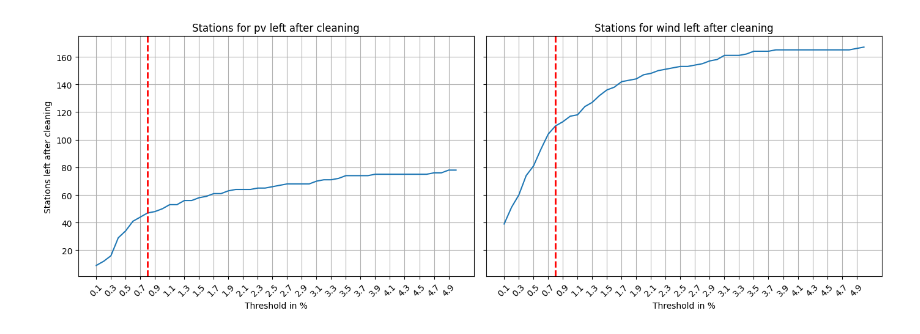
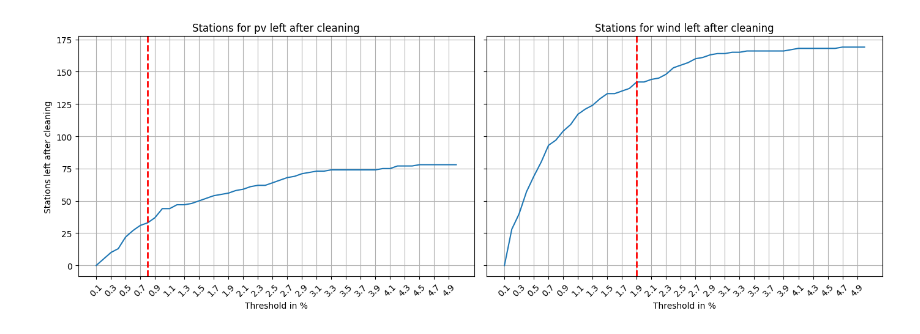
Before and after one commit to vikwal/synthetic_re_data_generation, a Jupyter notebook: evaluation/analyze_nan_rows.ipynb, the cells around one changed output. Cells and saved outputs as stored; diff of their text form; code cells hidden in the pictures.

```diff
--- a/evaluation/analyze_nan_rows.ipynb
+++ b/evaluation/analyze_nan_rows.ipynb
@@ -21,17 +21,18 @@ from utils import tools, clean_data, raw_to_db
 if os.getcwd().split(os.sep)[-1] == 'evaluation':
     os.chdir('..')
 # %%
-config = tools.load_config('configs/config_pv.yaml')
+config = tools.load_config('configs/config.yaml')
 db_config = config['write']['db_conf']
 features = config['features']
 threshold = config['write']['threshold']
 directory = config['data']['dir']
-solar_dir = os.path.join(config['data']['raw_dir'], 'solar')
-wind_dir = os.path.join(config['data']['raw_dir'], 'wind')
+solar_dir = os.path.join(config['data']['synth_dir'], 'solar')
+wind_dir = os.path.join(config['data']['synth_dir'], 'raw', 'wind')
 passw = getpass.getpass("Enter postgres users password: ")
 config['write']['db_conf']['passw'] = passw
 features = config['features']
-vars = config['scraping']['vars']
+wind_vars = config['scraping']['wind_vars']
+pv_vars = config['scraping']['pv_vars']
 from_date = config['data']['from_date']
 hist_date = config['data']['hist_date']
 column_names = [
@@ -70,39 +94,40 @@ logging.info('Getting distinct station ids')
 station_ids = clean_data.get_station_ids(db_config=db_config)
 logging.info('Getting station dataframes')
 frames = clean_data.iterate_stations(db_config=db_config,
-                                     station_ids=station_ids)
+                                     station_ids=station_ids,
+                                     from_date=from_date)
 # %%
 left_list_pv = analyze_nan_rows(frames, pv_features)
 left_list_wind = analyze_nan_rows(frames, wind_features)
 # %%
 # Plot
 ticks = np.arange(0.1, 5.1, 0.1)
 x_vals = ticks
 x_ticks_shown = x_vals[::2]
 x_labels_shown = [f"{x:.1f}" for x in ticks[::2]]
 fig, axes = plt.subplots(1, 2, figsize=(14, 5), sharey=True)
 
 # Plot 1
 axes[0].plot(x_vals, left_list_pv)
 axes[0].axvline(x=0.8, color='red', linestyle='--', linewidth=2)
 axes[0].set_title("Stations for pv left after cleaning")
 axes[0].set_xticks(x_ticks_shown)
 axes[0].set_xticklabels(x_labels_shown, rotation=45)
 axes[0].set_xlabel("Threshold in %")
 axes[0].set_ylabel("Stations left after cleaning")
 axes[0].grid()
 
 # Plot 2
 axes[1].plot(x_vals, left_list_wind)
-axes[1].axvline(x=0.8, color='red', linestyle='--', linewidth=2)
+axes[1].axvline(x=1.9, color='red', linestyle='--', linewidth=2)
 axes[1].set_title("Stations for wind left after cleaning")
 axes[1].set_xticks(x_ticks_shown)
 axes[1].set_xticklabels(x_labels_shown, rotation=45)
 axes[1].set_xlabel("Threshold in %")
 axes[1].grid()
 
 # Layout anpassen
 plt.tight_layout()
 plt.show()
 # %% [output]
-[figure, old version]
+[figure, new version]
```
Also changed, not shown: parts of 5 cells of this notebook, 38 other files.
